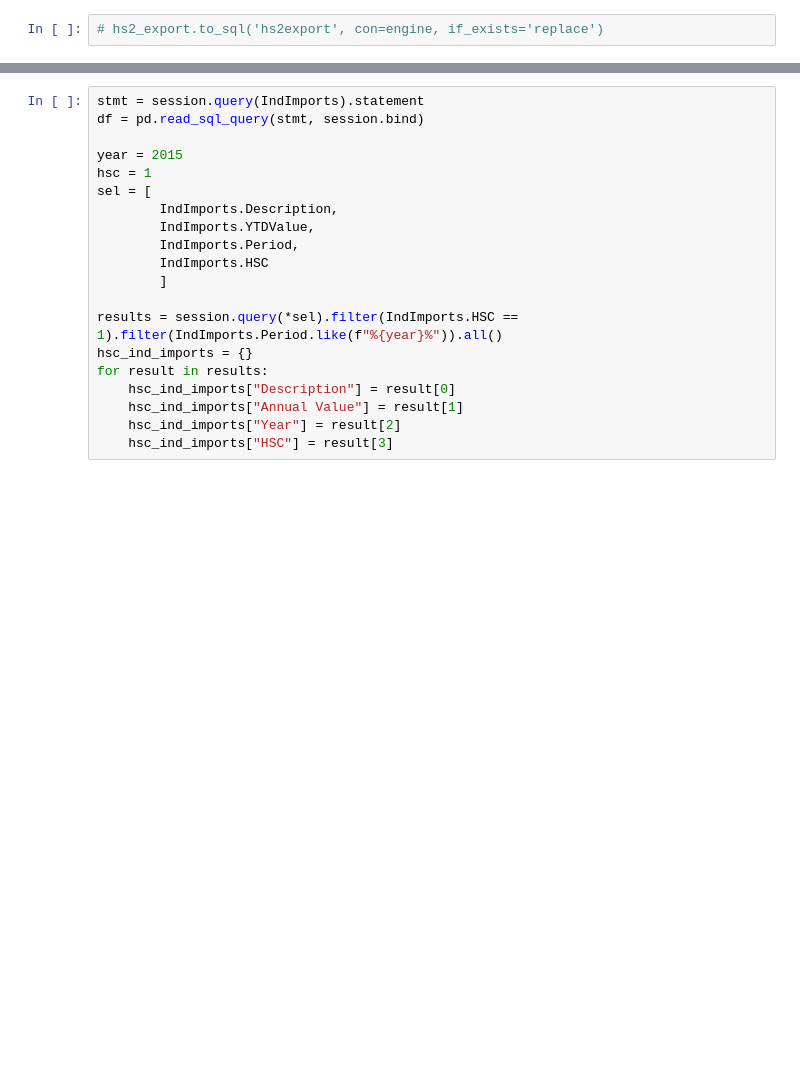
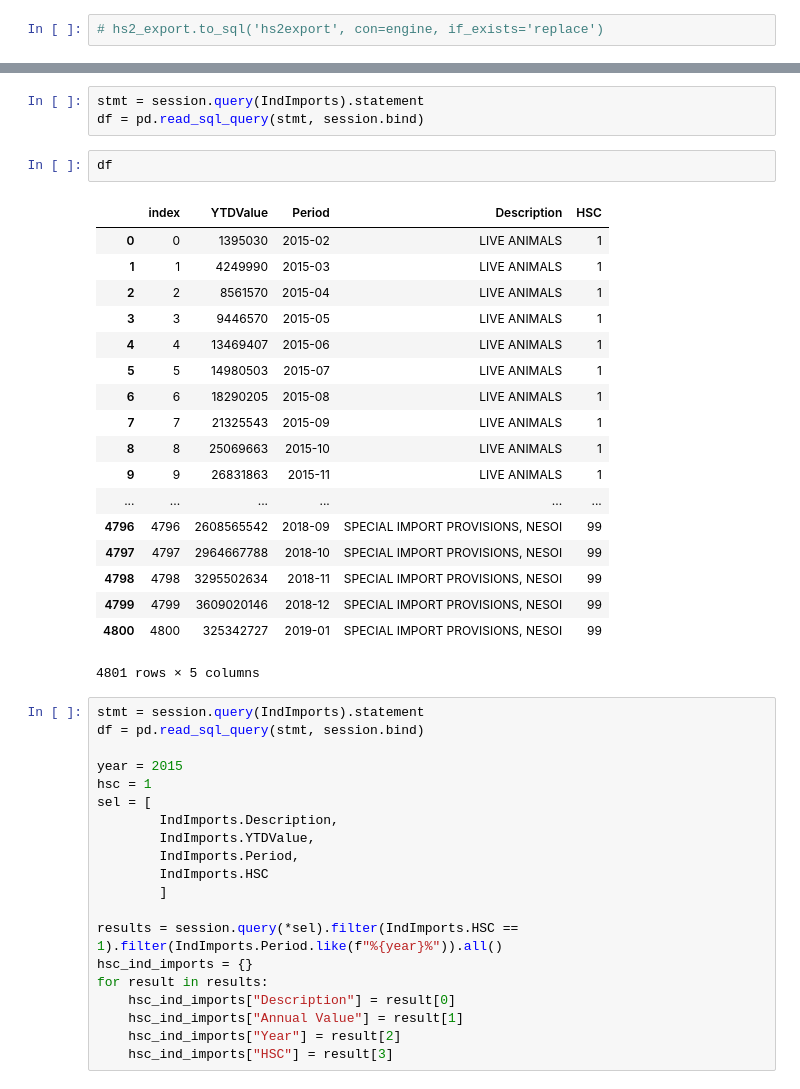
Before and after one commit to Sailendra-Mahapatra/Project2, a Jupyter notebook: Alex's Workbook/workbook.ipynb, the cells around one changed output, grey strips where cells are left out. Cells and saved outputs as stored; diff of their text form; blank space fills up the shorter version.

```diff
--- a/Alex's Workbook/workbook.ipynb
+++ b/Alex's Workbook/workbook.ipynb
@@ -293,3 +310,27 @@ hs2_import = pd.DataFrame({"YTDValue" : yrvalue,
+# %%
+stmt = session.query(IndImports).statement
+df = pd.read_sql_query(stmt, session.bind)
+# %%
+df
+# %% [output]
+|  | index | YTDValue | Period | Description | HSC |
+| 0 | 0 | 1395030 | 2015-02 | LIVE ANIMALS | 1 |
+| 1 | 1 | 4249990 | 2015-03 | LIVE ANIMALS | 1 |
+| 2 | 2 | 8561570 | 2015-04 | LIVE ANIMALS | 1 |
+| 3 | 3 | 9446570 | 2015-05 | LIVE ANIMALS | 1 |
+| 4 | 4 | 13469407 | 2015-06 | LIVE ANIMALS | 1 |
+| 5 | 5 | 14980503 | 2015-07 | LIVE ANIMALS | 1 |
+| 6 | 6 | 18290205 | 2015-08 | LIVE ANIMALS | 1 |
+| 7 | 7 | 21325543 | 2015-09 | LIVE ANIMALS | 1 |
+| 8 | 8 | 25069663 | 2015-10 | LIVE ANIMALS | 1 |
+| 9 | 9 | 26831863 | 2015-11 | LIVE ANIMALS | 1 |
+| ... | ... | ... | ... | ... | ... |
+| 4796 | 4796 | 2608565542 | 2018-09 | SPECIAL IMPORT PROVISIONS, NESOI | 99 |
+| 4797 | 4797 | 2964667788 | 2018-10 | SPECIAL IMPORT PROVISIONS, NESOI | 99 |
+| 4798 | 4798 | 3295502634 | 2018-11 | SPECIAL IMPORT PROVISIONS, NESOI | 99 |
+| 4799 | 4799 | 3609020146 | 2018-12 | SPECIAL IMPORT PROVISIONS, NESOI | 99 |
+| 4800 | 4800 | 325342727 | 2019-01 | SPECIAL IMPORT PROVISIONS, NESOI | 99 |
+4801 rows × 5 columns
 # %%
 stmt = session.query(IndImports).statement
 df = pd.read_sql_query(stmt, session.bind)
```
Also changed, not shown: parts of 1 cell of this notebook, 3 other files.
